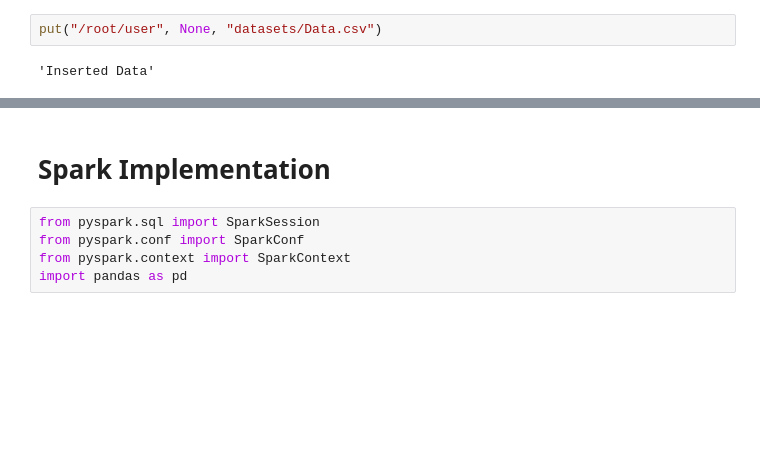
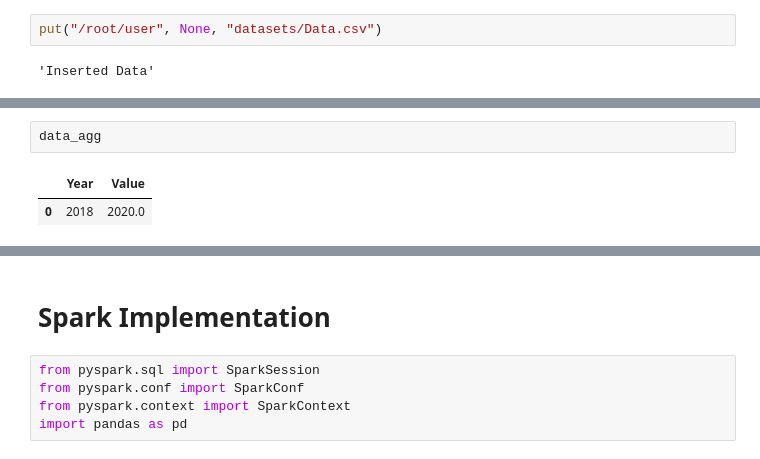
Before and after one commit to DanielDaCosta/distributed-file-system, a Jupyter notebook: main.ipynb, the cells around one changed output, grey strips where cells are left out. Saved outputs shown, nothing was run; the diff lists cells and outputs as text; blank space fills up the shorter version.

```diff
--- a/main.ipynb
+++ b/main.ipynb
@@ -856,0 +991,5 @@ FileNotFoundError: [Errno 2] No such file or directory: '/root/user/Data'
+# %%
+data_agg
+# %% [output]
+|  | Year | Value |
+| 0 | 2018 | 2020.0 |
```
Also changed, not shown: parts of 12 cells of this notebook, 2 other files.
